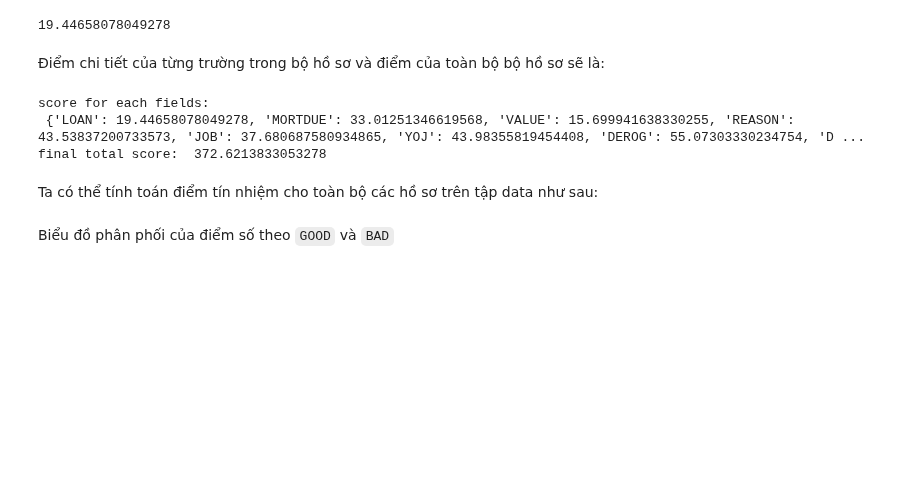
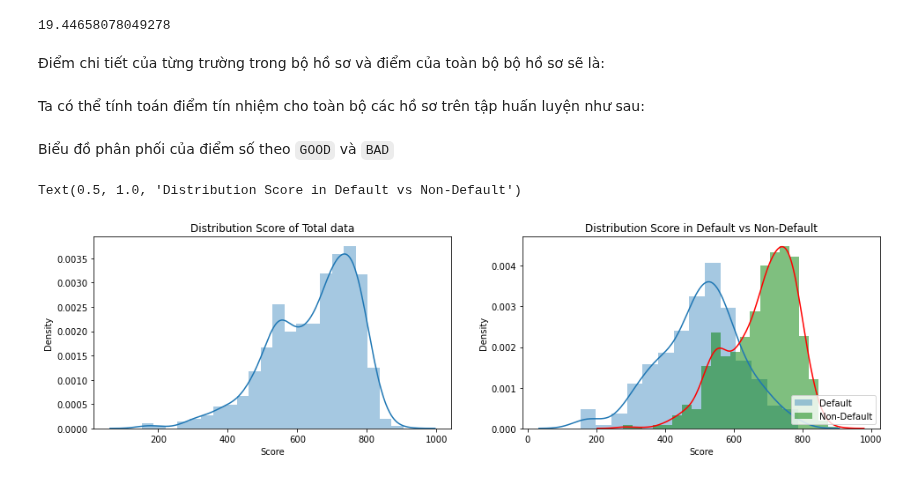
Before and after one commit to phamdinhkhanh/deepai-book, a Jupyter notebook: _sources/ch_ml/creditScorecard.ipynb, the cells around one changed output. Drawn from its saved outputs; the diff is of its cells as text; code cells hidden in the pictures; blank space fills up the shorter version.

```diff
--- a/_sources/ch_ml/creditScorecard.ipynb
+++ b/_sources/ch_ml/creditScorecard.ipynb
@@ -775,40 +767,34 @@ def _total_score(obs, columns = columns):
   return scores, total_score
 
 scores, total_score = _total_score(test_obs)
-print('score for each fields: \n', scores)
-print('final total score: ', total_score)
-# %% [output]
-score for each fields:
- {'LOAN': 19.44658078049278, 'MORTDUE': 33.01251346619568, 'VALUE': 15.699941638330255, 'REASON': 43.53837200733573, 'JOB': 37.680687580934865, 'YOJ': 43.98355819454408, 'DEROG': 55.07303330234754, 'D ...
-final total score:  372.6213833053278
 # %% [markdown]
-Ta có thể tính toán điểm tín nhiệm cho toàn bộ các hồ sơ trên tập data như sau:
+Ta có thể tính toán điểm tín nhiệm cho toàn bộ các hồ sơ trên tập huấn luyện như sau:
 # %%
 total_scores = []
-for i in np.arange(data[columns].shape[0]):
-  obs = data[columns].iloc[i:(i+1), :]
-  try:
-      _, score = _total_score(obs)
-  except:
-      print(obs)
-      score = 0
+data_test = data.iloc[id_test].copy()
+for i in np.arange(data_test[columns].shape[0]):
+  obs = data_test[columns].iloc[i:(i+1), :]
+  _, score = _total_score(obs)
   total_scores.append(score)
 
-data['Score'] = total_scores
+data_test['Score'] = total_scores
 # %% [markdown]
 Biểu đồ phân phối của điểm số theo `GOOD` và `BAD`
 # %%
 plt.figure(figsize=(16, 4))
 plt.subplot(121)
-sns.distplot(data['Score'])
+sns.distplot(data_test['Score'])
 plt.title('Distribution Score of Total data')
 plt.subplot(122)
-sns.distplot(data[data['BAD']==1]['Score'], label='Default')
-sns.distplot(data[data['BAD']==0]['Score'], label='Non-Default',
+sns.distplot(data_test[data_test['BAD']==1]['Score'], label='Default')
+sns.distplot(data_test[data_test['BAD']==0]['Score'], label='Non-Default',
              kde_kws={"color": "r"},
              hist_kws={"color": "g", "alpha":0.5})
 plt.legend(loc = 'lower right')
 plt.title('Distribution Score in Default vs Non-Default')
+# %% [output]
+Text(0.5, 1.0, 'Distribution Score in Default vs Non-Default')
+[figure, added]
 # %% [markdown]
 Như vậy ta có thể nhận thấy phân phối điểm số của hồ sơ Default và Non-Default là khác biệt nhau. Điểm số tín nhiệm đánh giá mức độ tin cậy của khách hàng về khả năng trả nợ cho ngân hàng. Một khách hàng có điểm số tín nhiệm cao sẽ gia tăng mức độ tin tưởng của Ngân hàng dành cho họ. Ngoài ra Ngân hàng cũng có thể dựa trên điểm tín nhiệm để phân loại khách hàng thành những nhóm tiềm năng khác nhau giống như chỉ số [FICO score](https://www.experian.com/blogs/ask-experian/credit-education/score-basics/what-is-a-good-credit-score/) đã phân loại:
 
```
Also changed, not shown: parts of 4 cells of this notebook, 8 other files.
